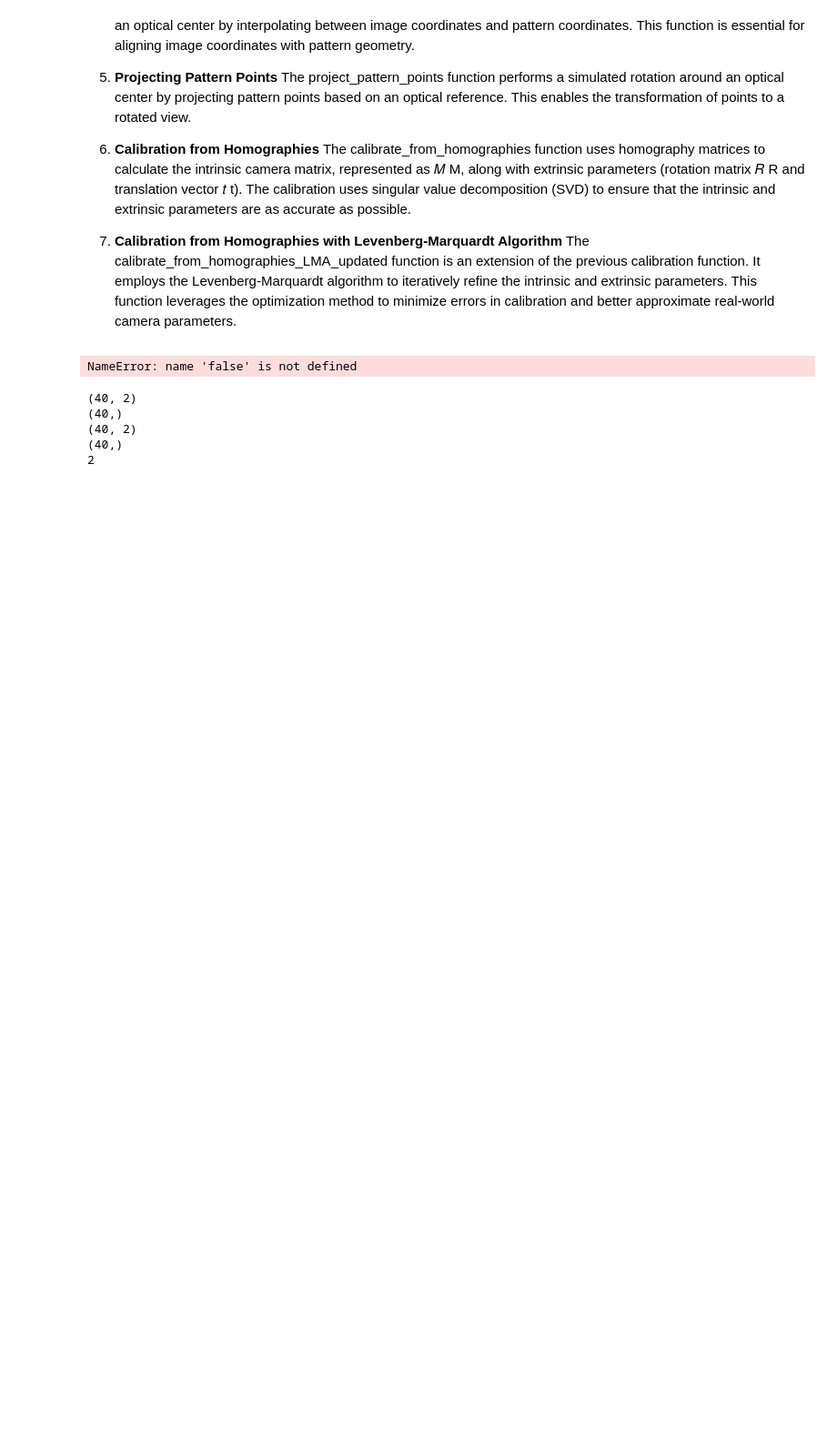
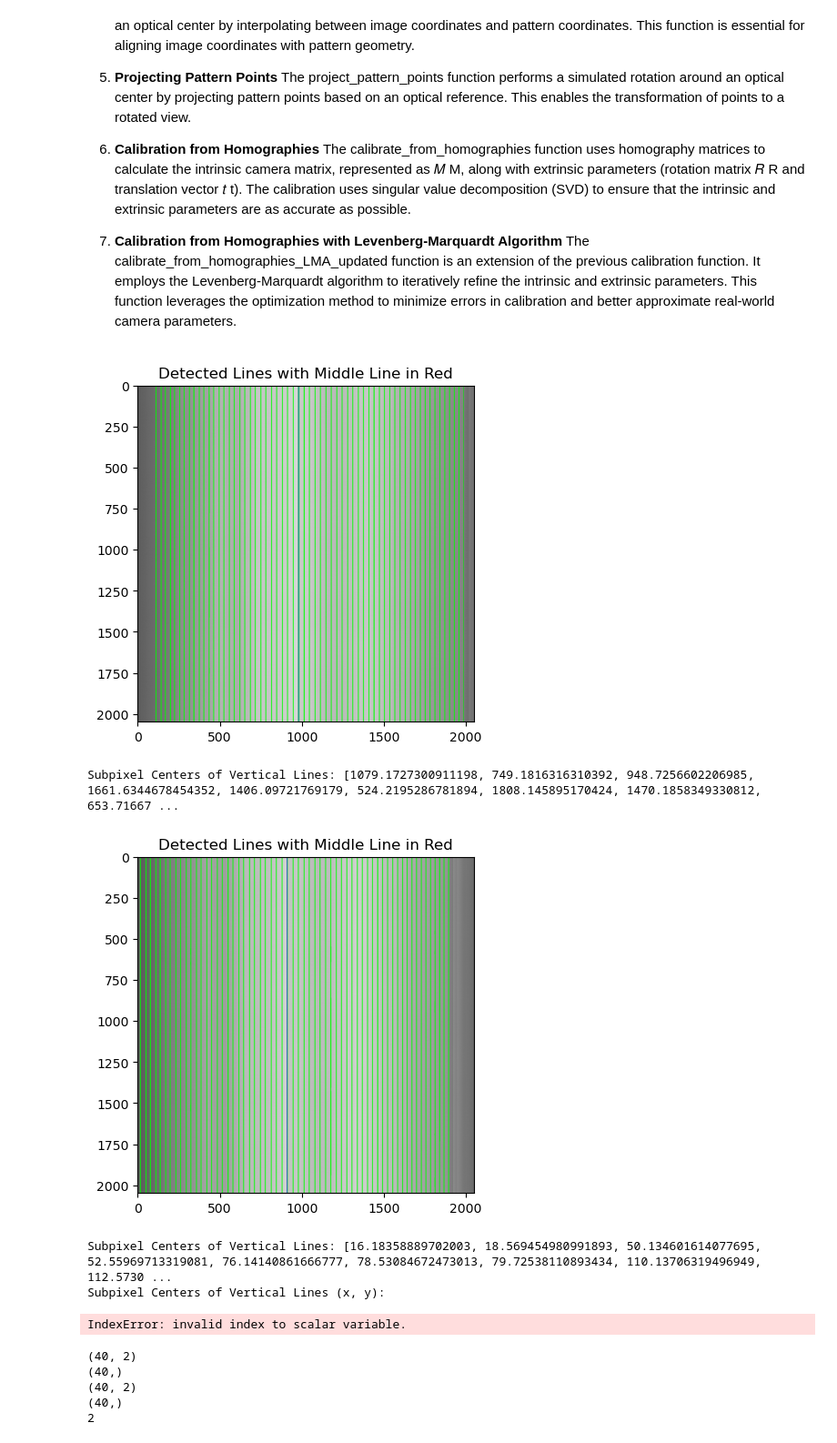
Before and after one commit to Rasmus-Ulstrup/Road-Anomaly-Detector, a Jupyter notebook: road_anomaly_detector/main/calibration/Camera_calibration/Workspace/syntethic_data.ipynb, the cells around one changed output. Shown at 91% size. Drawn from its saved outputs; the diff is of its cells as text; code cells hidden in the pictures; blank space fills up the shorter version.

Commit message:
Updated placement calibration

```diff
--- a/road_anomaly_detector/main/calibration/Camera_calibration/Workspace/syntethic_data.ipynb
+++ b/road_anomaly_detector/main/calibration/Camera_calibration/Workspace/syntethic_data.ipynb
@@ -277,36 +277,64 @@ if syntheticData == True:
     v0 = 1020  # Principal point y-coordinate (pixels)
     img_width = 2048  # Image width (pixels)
     img_height = 2048  # Image height (pixels)
 
     h = 60
     l = 20
 
     rx_deg = 180    # Rotation around x-axis
     ry_deg = 0   # Rotation around y-axis
     rz_deg = 0    # Rotation around z-axis
 
     t1 = np.array([0, 0, 1800])  # Translation vector (mm)
     t2 = np.array([0, 0, 2000])  # Translation vector (mm)
 
     # Instantiate the class
     camera_projection_0 = CameraProjection(fx, fy, u0, v0, img_width, img_height, rx_deg, ry_deg, rz_deg, t1)
     camera_projection_5 = CameraProjection(fx, fy, u0, v0, img_width, img_height, rx_deg, 5, rz_deg, t2)
 
     # Project points and plot
     u_valid_0, v_valid_0 = camera_projection_0.project_points(0, point_distance=h,num_points=41)
     u_valid_5, v_valid_5 = camera_projection_5.project_points(0, point_distance=h,num_points=41)
     camera_projection_0.plot_points(u_valid_0, v_valid_0)
     camera_projection_5.plot_points(u_valid_5, v_valid_5)
 
 else:
+    import os
+    os.chdir('C:/Users/Bruger/Documents/Thesis/Road-Anomaly-Detector/')
     # Initialize the detector with default parameters
     detector = LineDetector()
 
     # Load an image in grayscale
-    image = cv2.imread('road_anomaly_detector/main/calibration/Placement/testimage.png', cv2.IMREAD_GRAYSCALE)
-    subpixel_centers, edges, line_image = detector.find_coords(image)
+    image_0_degree = cv2.imread('road_anomaly_detector/main/calibration/Camera_calibration/test_0_degree.png', cv2.IMREAD_GRAYSCALE)
+    subpixel_centers_0, edges_0, line_image_0 = detector.find_coords(image_0_degree)
+
+    plt.figure()
+    plt.title("Detected Lines with Middle Line in Red")
+    plt.imshow(line_image_0)
+    plt.show()
+
+    print("Subpixel Centers of Vertical Lines:", subpixel_centers_0)
+
+    # Load an image in grayscale
+    image_5_degree = cv2.imread('road_anomaly_detector/main/calibration/Camera_calibration/test_5_degree.png', cv2.IMREAD_GRAYSCALE)
+    subpixel_centers_5, edges_5, line_image_5 = detector.find_coords(image_5_degree)
+
+    plt.figure()
+    plt.title("Detected Lines with Middle Line in Red")
+    plt.imshow(line_image_5)
+    plt.show()
+    subpixel_centers_5.sort()
+    print("Subpixel Centers of Vertical Lines:", subpixel_centers_5)
+    print("Subpixel Centers of Vertical Lines (x, y):")
+    for center in subpixel_centers_5:
+        print(f"x: {center[0]:.9f}, y: {center[1]:.9f}")
 # %% [output]
+[figure, added]
-NameError: name 'false' is not defined
+Subpixel Centers of Vertical Lines: [1079.1727300911198, 749.1816316310392, 948.7256602206985, 1661.6344678454352, 1406.09721769179, 524.2195286781894, 1808.145895170424, 1470.1858349330812, 653.71667 ...
+[figure, added]
+Subpixel Centers of Vertical Lines: [16.18358889702003, 18.569454980991893, 50.134601614077695, 52.55969713319081, 76.14140861666777, 78.53084672473013, 79.72538110893434, 110.13706319496949, 112.5730 ...
+Subpixel Centers of Vertical Lines (x, y):
+IndexError: invalid index to scalar variable.
 # %%
 def plot_2d_projections(points_2d_1, points_2d_2):
     fig, axes = plt.subplots(1, 2, figsize=(16, 8))
```
Also changed, not shown: 1 other file.
